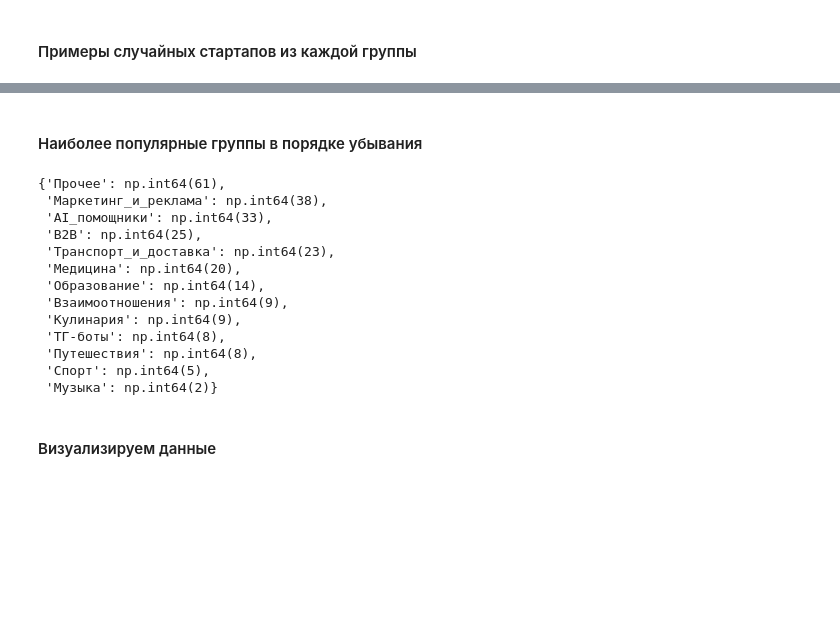
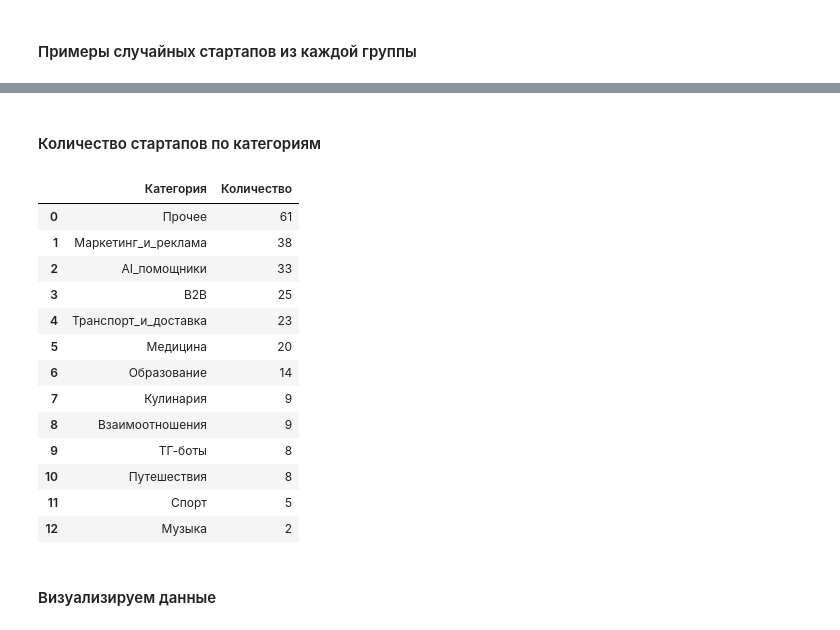
Before and after one commit to panchill/Startup-analytics, a Jupyter notebook: Startup_analytics.ipynb, the cells around one changed output, grey strips where cells are left out. Cells and saved outputs as stored; diff of their text form; code cells hidden in the pictures; blank space fills up the shorter version.

```diff
--- a/Startup_analytics.ipynb
+++ b/Startup_analytics.ipynb
@@ -210,46 +210,47 @@ random_startups_df
 | 86 | Finpanda | Платформа для проведения IPO инфл... | ТГ-боты, Маркетинг_и_реклама |
 | 122 | EngineeringART | Платформа для разработчиков и иде... | Транспорт_и_доставка |
 | 55 | Я бы съел | Производство и доставка готовой е... | Транспорт_и_доставка, Кулинария |
-# %% [markdown]
-#### Наиболее популярные группы в порядке убывания
+# %% [markdown]
+#### Количество стартапов по категориям
 # %%
-# Функция для подсчета всех категорий, содержащих подкатегорию
 def count_subcategory_occurrences(df, subcategories):
     # Разделение категорий на отдельные строки
     categories = df['Категория'].str.split(', ', expand=True)
     categories = categories.melt(value_name='Категория').dropna()['Категория']
 
     # Подсчет всех категорий, содержащих каждую подкатегорию из списка
-    results = {}
+    results = []
     for subcategory in subcategories:
         count = categories[categories.str.contains(subcategory, case=True)].count()
-        results[subcategory] = count
+        results.append((subcategory, count))
 
-    # Сортировка по убыванию значений
-    sorted_results = dict(sorted(results.items(), key=lambda item: item[1], reverse=True))
+    # Преобразование в DataFrame и сортировка по убыванию значений
+    result_df = pd.DataFrame(results, columns=['Категория', 'Количество'])
+    result_df = result_df.sort_values(by='Количество', ascending=False).reset_index(drop=True)
 
-    return sorted_results
+    return result_df
 
 # Список подкатегорий, которые нужно проверить
 subcategories_list = ['Прочее', 'ТГ-боты', 'B2B', 'Взаимоотношения', 'AI_помощники', 'Музыка', 'Медицина', 'Спорт', 'Транспорт_и_доставка', 'Путешествия', 'Кулинария', 'Образование', 'Маркетинг_и_реклама']
 
 # Подсчет количества всех категорий для каждой подгруппы в списке
-subcategory_counts = count_subcategory_occurrences(df, subcategories_list)
-subcategory_counts
+subcategory_counts_df = count_subcategory_occurrences(df, subcategories_list)
+subcategory_counts_df
 # %% [output]
-{'Прочее': np.int64(61),
- 'Маркетинг_и_реклама': np.int64(38),
- 'AI_помощники': np.int64(33),
- 'B2B': np.int64(25),
- 'Транспорт_и_доставка': np.int64(23),
- 'Медицина': np.int64(20),
- 'Образование': np.int64(14),
- 'Взаимоотношения': np.int64(9),
- 'Кулинария': np.int64(9),
- 'ТГ-боты': np.int64(8),
- 'Путешествия': np.int64(8),
- 'Спорт': np.int64(5),
- 'Музыка': np.int64(2)}
+|  | Категория | Количество |
+| 0 | Прочее | 61 |
+| 1 | Маркетинг_и_реклама | 38 |
+| 2 | AI_помощники | 33 |
+| 3 | B2B | 25 |
+| 4 | Транспорт_и_доставка | 23 |
+| 5 | Медицина | 20 |
+| 6 | Образование | 14 |
+| 7 | Кулинария | 9 |
+| 8 | Взаимоотношения | 9 |
+| 9 | ТГ-боты | 8 |
+| 10 | Путешествия | 8 |
+| 11 | Спорт | 5 |
+| 12 | Музыка | 2 |
 # %% [markdown]
 #### Визуализируем данные
 # %%
```
Also changed, not shown: parts of 3 cells of this notebook.
